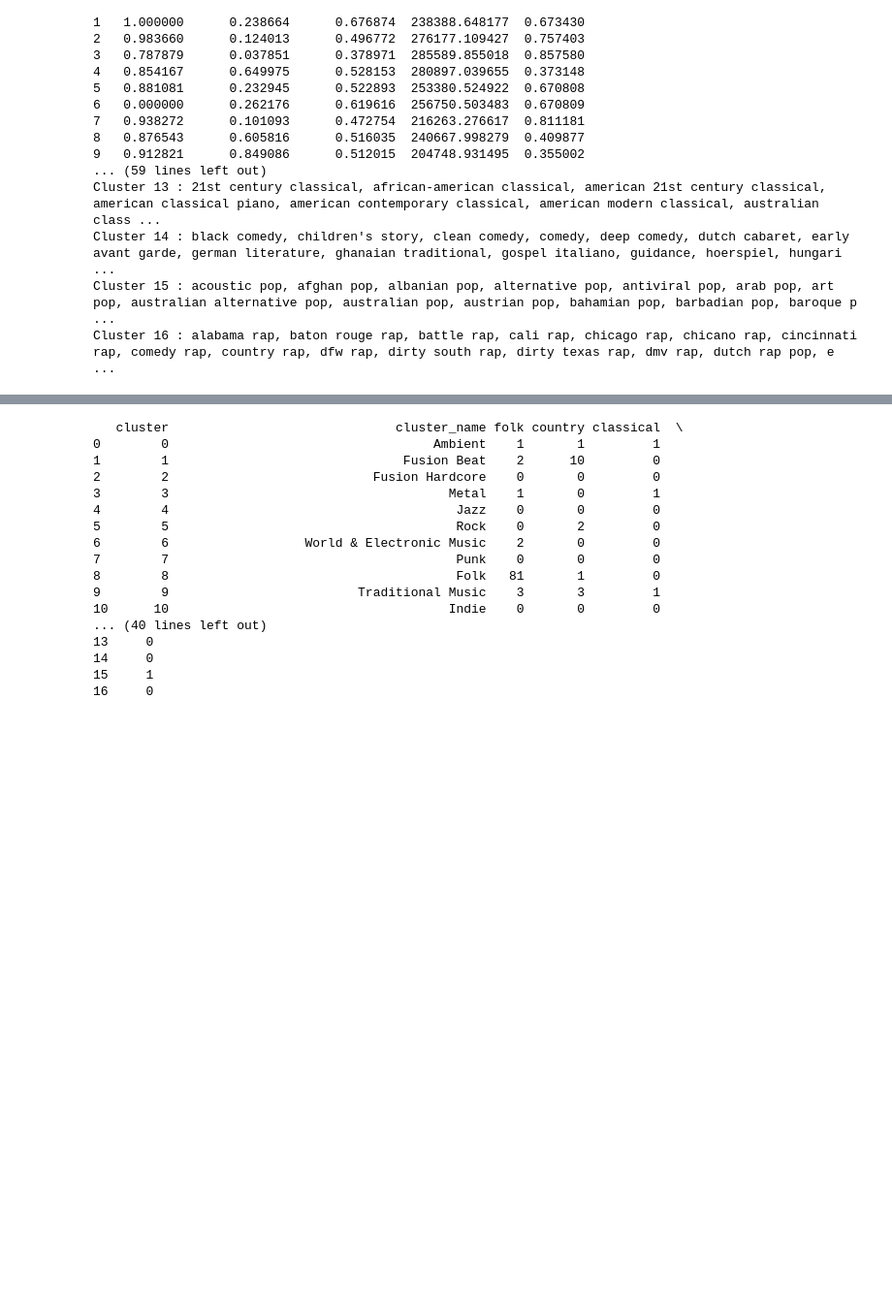
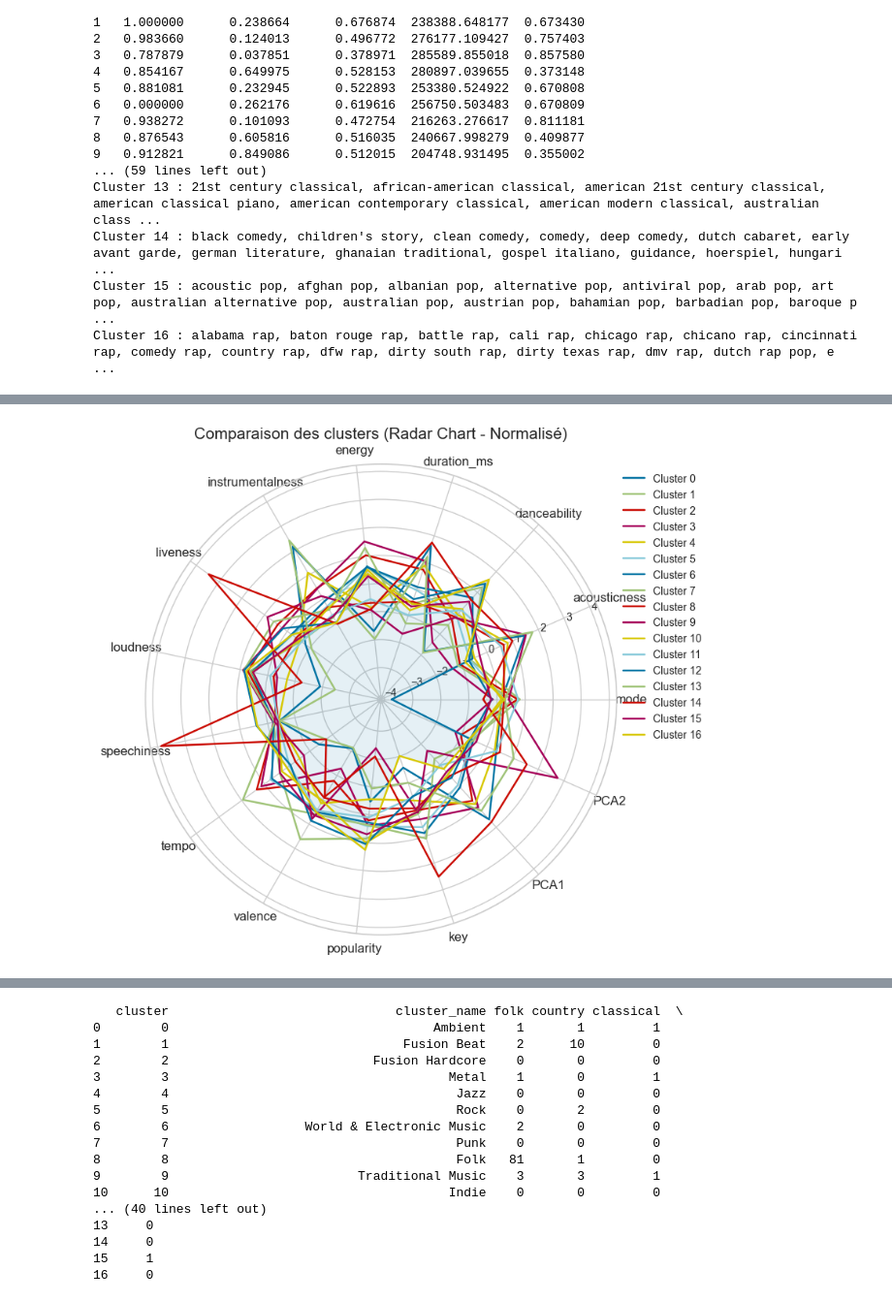
Before and after one commit to EtienneVtr/Hackathon-Spotify, a Jupyter notebook: EDA/analyse.ipynb, the cells around one changed output, grey strips where cells are left out. Shown at 97% size. Drawn from its saved outputs; the diff is of its cells as text; code cells hidden in the pictures; blank space fills up the shorter version.

```diff
--- a/EDA/analyse.ipynb
+++ b/EDA/analyse.ipynb
@@ -374,0 +437,42 @@ Cluster 16 : alabama rap, baton rouge rap, battle rap, cali rap, chicago rap, ch
+# %%
+from math import pi
+from sklearn.preprocessing import StandardScaler
+
+# Sélectionner les caractéristiques numériques uniquement
+features = cluster_means.drop(columns=['cluster', 'name'])
+
+# Standardiser les caractéristiques (moyenne = 0, écart type = 1)
+scaler = StandardScaler()
+standardized_features = scaler.fit_transform(features)
+
+# Ajouter les caractéristiques normalisées au DataFrame
+standardized_data = pd.DataFrame(
+    standardized_features, columns=features.columns, index=cluster_means.index
+)
+standardized_data['cluster'] = cluster_means['cluster']
+
+# Calcul des moyennes des caractéristiques par cluster
+clusters_avg = standardized_data.groupby('cluster').mean()
+
+# Initialisation des variables pour le radar chart
+categories = clusters_avg.columns
+num_vars = len(categories)
+
+# Création des angles pour le radar chart
+angles = [n / float(num_vars) * 2 * pi for n in range(num_vars)]
+angles += angles[:1]  # Boucler le graphe
+
+# Tracer le radar chart
+plt.figure(figsize=(10, 8))
+for cluster in clusters_avg.index:
+    values = clusters_avg.loc[cluster].tolist()
+    values += values[:1]  # Boucler le graphe
+    plt.polar(angles, values, label=f'Cluster {cluster}')
+
+plt.xticks(angles[:-1], categories, fontsize=12)
+plt.fill(angles, values, alpha=0.1)  # Ajout de la zone remplie
+plt.title('Comparaison des clusters (Radar Chart - Normalisé)', size=15)
+plt.legend(loc='upper right', bbox_to_anchor=(1.2, 1))
+plt.show()
+# %% [output]
+[figure, added]
```
Also changed, not shown: parts of 11 cells of this notebook, 1 other file.
